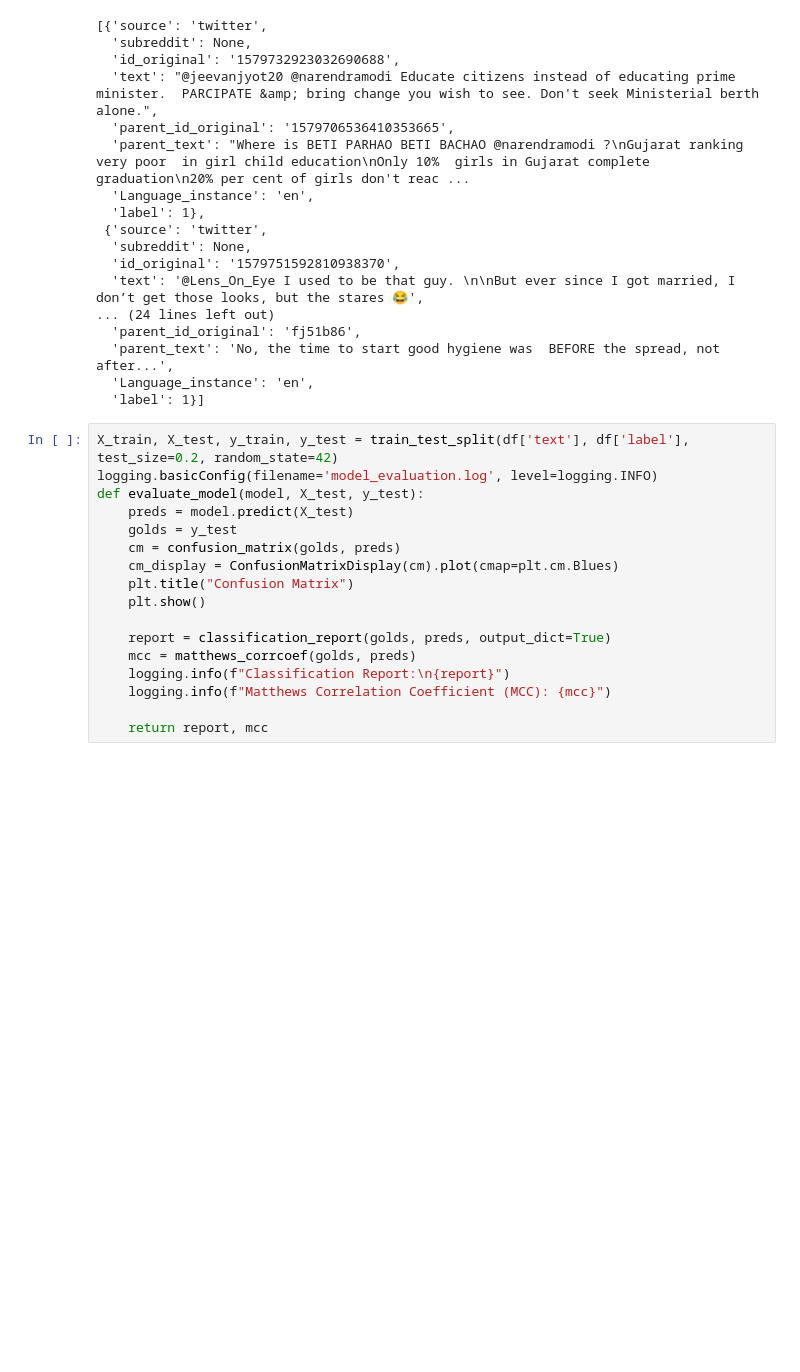
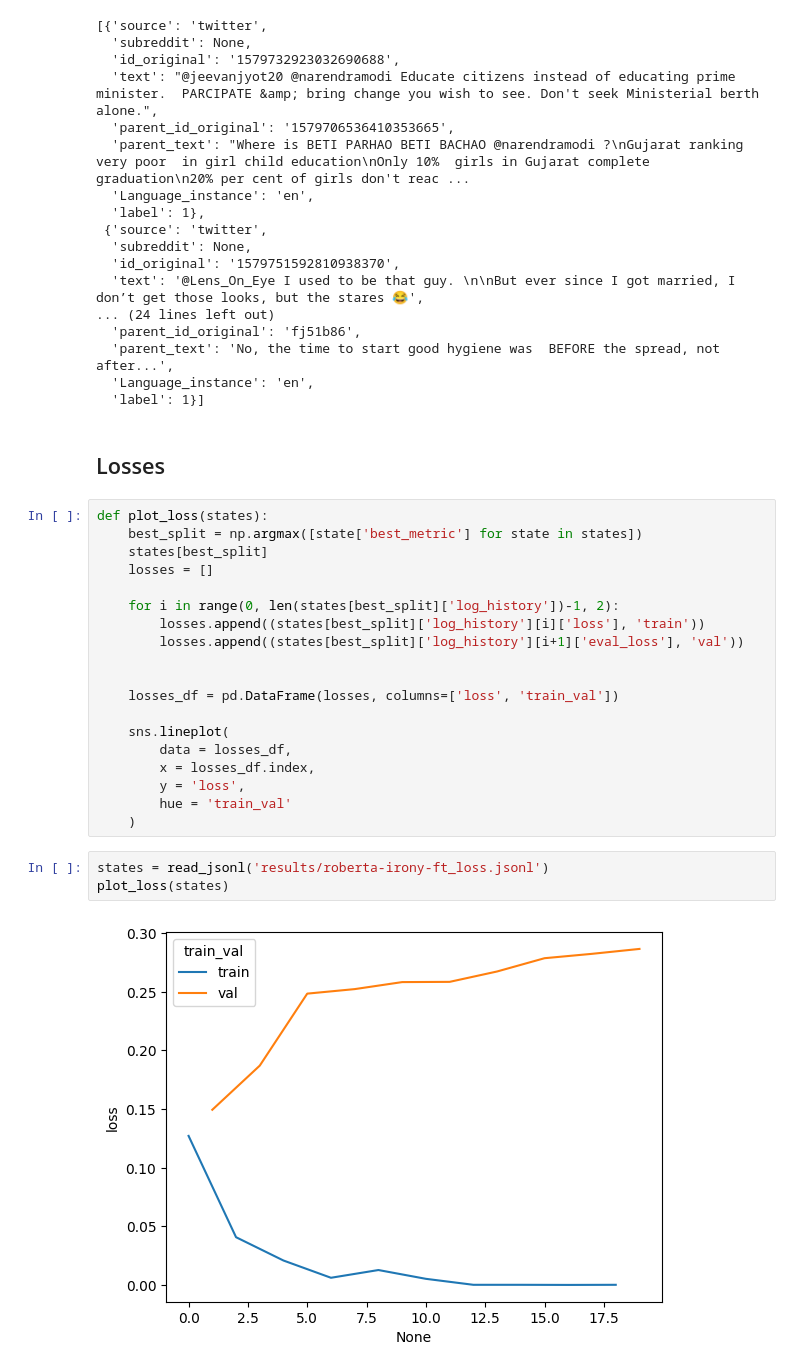
Before and after one commit to PierreEpron/irony-detection, a Jupyter notebook: evaluate.ipynb, the cells around one changed output. Drawn from its saved outputs; the diff is of its cells as text; blank space fills up the shorter version.

Commit message:
evaluation add loss plot

```diff
--- a/evaluate.ipynb
+++ b/evaluate.ipynb
@@ -88,20 +86,29 @@ recover_split([item['id_original'] for item in read_jsonl('results/clm_llama_nt.
   'parent_text': 'No, the time to start good hygiene was  BEFORE the spread, not after...',
   'Language_instance': 'en',
   'label': 1}]
-# %%
-X_train, X_test, y_train, y_test = train_test_split(df['text'], df['label'], test_size=0.2, random_state=42)
-logging.basicConfig(filename='model_evaluation.log', level=logging.INFO)
-def evaluate_model(model, X_test, y_test):
-    preds = model.predict(X_test)
-    golds = y_test
-    cm = confusion_matrix(golds, preds)
-    cm_display = ConfusionMatrixDisplay(cm).plot(cmap=plt.cm.Blues)
-    plt.title("Confusion Matrix")
-    plt.show()
-
-    report = classification_report(golds, preds, output_dict=True)
-    mcc = matthews_corrcoef(golds, preds)
-    logging.info(f"Classification Report:\n{report}")
-    logging.info(f"Matthews Correlation Coefficient (MCC): {mcc}")
-
-    return report, mcc
+# %% [markdown]
+## Losses
+# %%
+def plot_loss(states):
+    best_split = np.argmax([state['best_metric'] for state in states])
+    states[best_split]
+    losses = []
+
+    for i in range(0, len(states[best_split]['log_history'])-1, 2):
+        losses.append((states[best_split]['log_history'][i]['loss'], 'train'))
+        losses.append((states[best_split]['log_history'][i+1]['eval_loss'], 'val'))
+
+
+    losses_df = pd.DataFrame(losses, columns=['loss', 'train_val'])
+
+    sns.lineplot(
+        data = losses_df,
+        x = losses_df.index,
+        y = 'loss',
+        hue = 'train_val'
+    )
+# %%
+states = read_jsonl('results/roberta-irony-ft_loss.jsonl')
+plot_loss(states)
+# %% [output]
+[figure, added]
```
Also changed, not shown: parts of 2 cells of this notebook.
